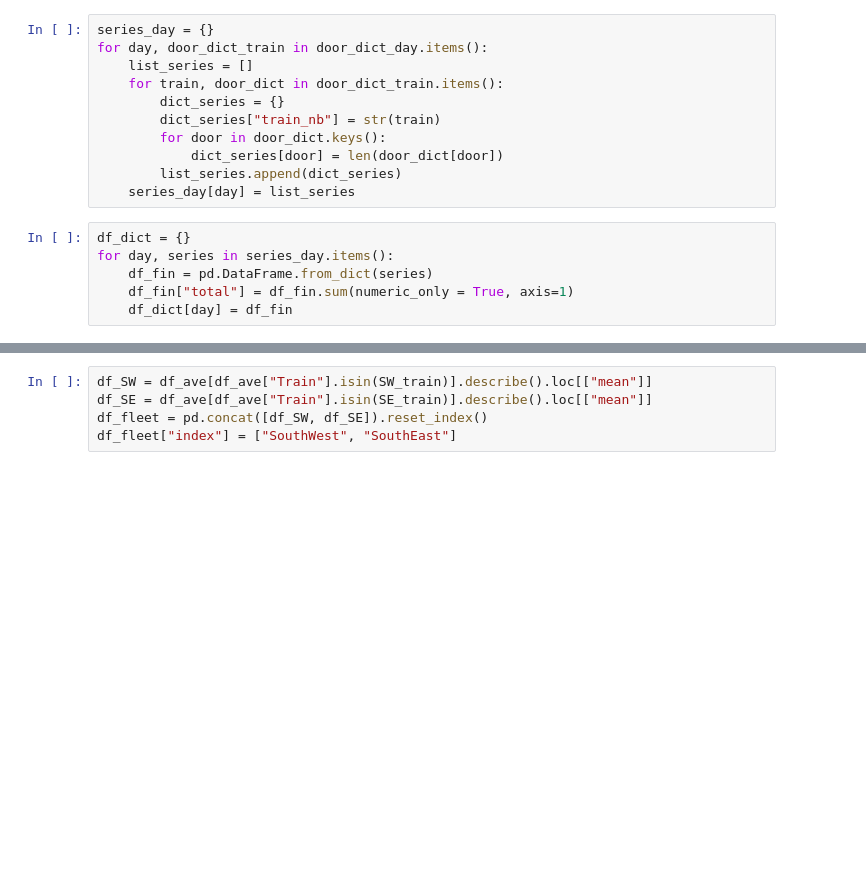
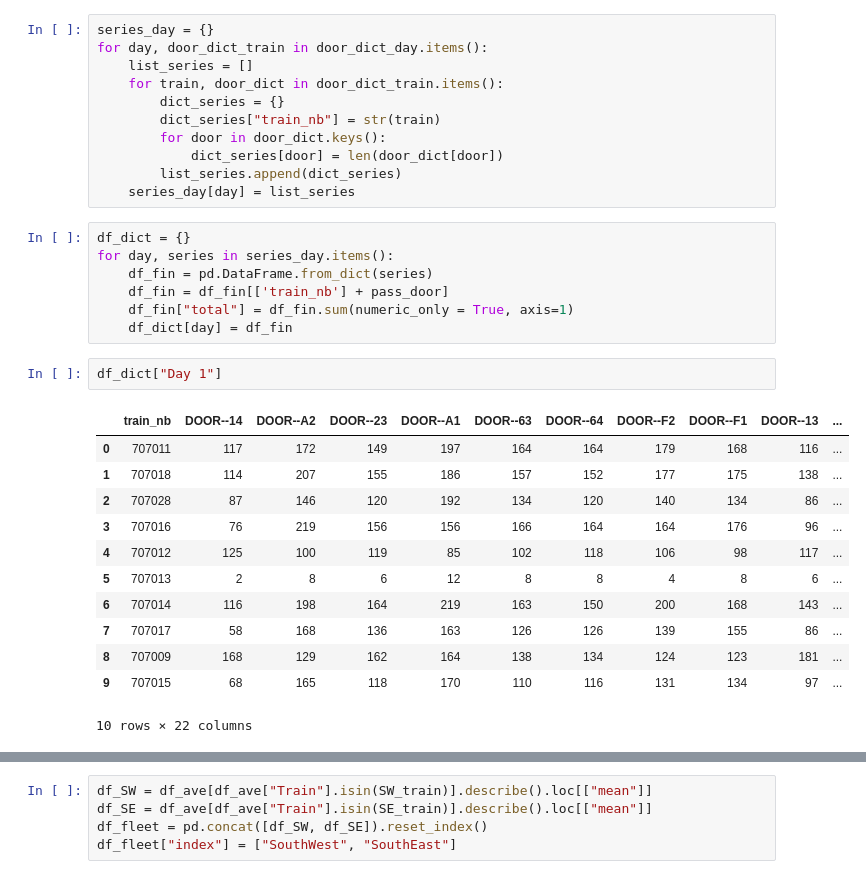
Before and after one commit to Calonnec/S_interview, a Jupyter notebook: Data exploration.ipynb, the cells around one changed output, grey strips where cells are left out. Drawn from its saved outputs; the diff is of its cells as text; blank space fills up the shorter version.

```diff
--- a/Data exploration.ipynb
+++ b/Data exploration.ipynb
@@ -63,8 +117,24 @@ for day, door_dict_train in door_dict_day.items():
 df_dict = {}
 for day, series in series_day.items():
     df_fin = pd.DataFrame.from_dict(series)
+    df_fin = df_fin[['train_nb'] + pass_door]
     df_fin["total"] = df_fin.sum(numeric_only = True, axis=1)
     df_dict[day] = df_fin
+# %%
+df_dict["Day 1"]
+# %% [output]
+|  | train_nb | DOOR--14 | DOOR--A2 | DOOR--23 | DOOR--A1 | DOOR--63 | DOOR--64 | DOOR--F2 | DOOR--F1 | DOOR--13 | ... |
+| 0 | 707011 | 117 | 172 | 149 | 197 | 164 | 164 | 179 | 168 | 116 | ... |
+| 1 | 707018 | 114 | 207 | 155 | 186 | 157 | 152 | 177 | 175 | 138 | ... |
+| 2 | 707028 | 87 | 146 | 120 | 192 | 134 | 120 | 140 | 134 | 86 | ... |
+| 3 | 707016 | 76 | 219 | 156 | 156 | 166 | 164 | 164 | 176 | 96 | ... |
+| 4 | 707012 | 125 | 100 | 119 | 85 | 102 | 118 | 106 | 98 | 117 | ... |
+| 5 | 707013 | 2 | 8 | 6 | 12 | 8 | 8 | 4 | 8 | 6 | ... |
+| 6 | 707014 | 116 | 198 | 164 | 219 | 163 | 150 | 200 | 168 | 143 | ... |
+| 7 | 707017 | 58 | 168 | 136 | 163 | 126 | 126 | 139 | 155 | 86 | ... |
+| 8 | 707009 | 168 | 129 | 162 | 164 | 138 | 134 | 124 | 123 | 181 | ... |
+| 9 | 707015 | 68 | 165 | 118 | 170 | 110 | 116 | 131 | 134 | 97 | ... |
+10 rows × 22 columns
 # %%
 df_ave = ((df_dict["Day 2"].select_dtypes("number") + df_dict["Day 2"].select_dtypes("number"))/2)
 df_ave.insert(loc=0, column='Train', value=df_dict["Day 2"]["train_nb"])
```
Also changed, not shown: parts of 17 cells of this notebook, 2 other files.
